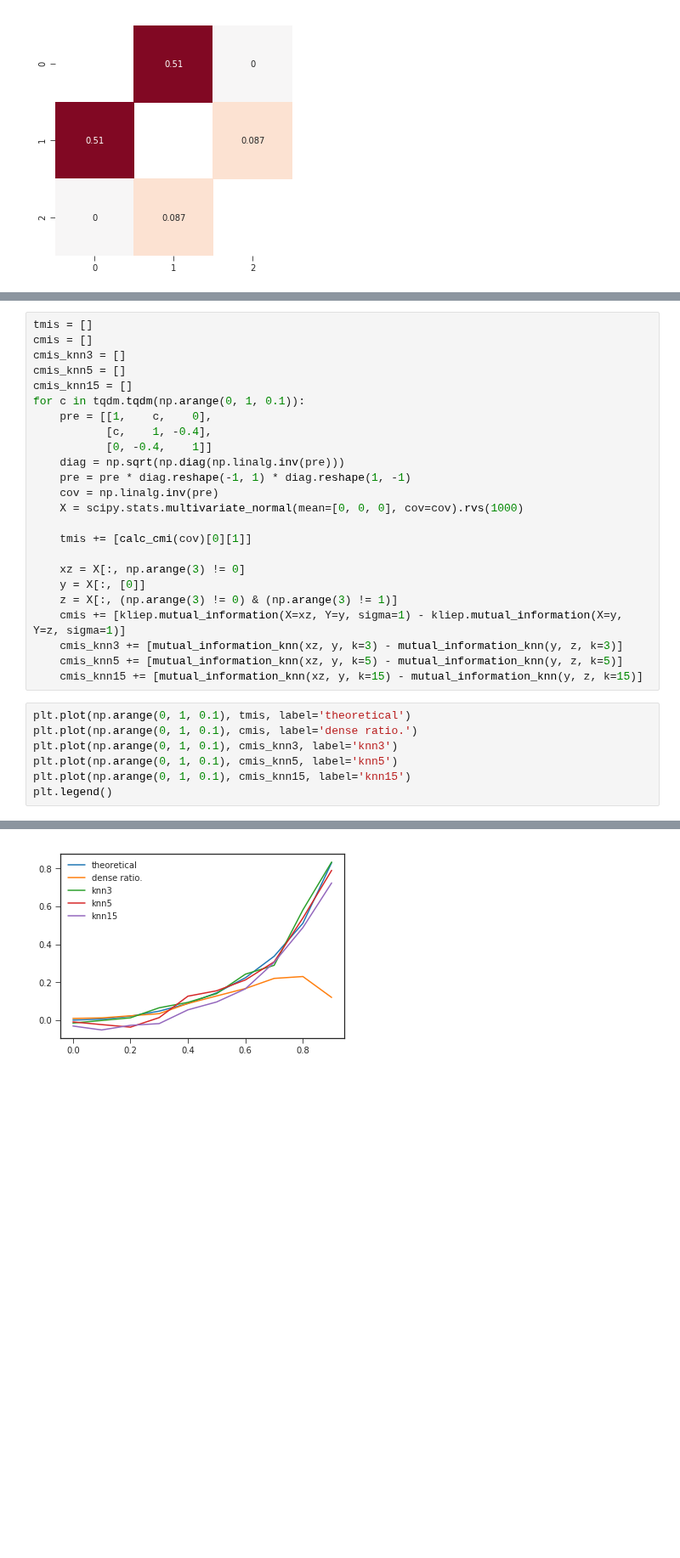
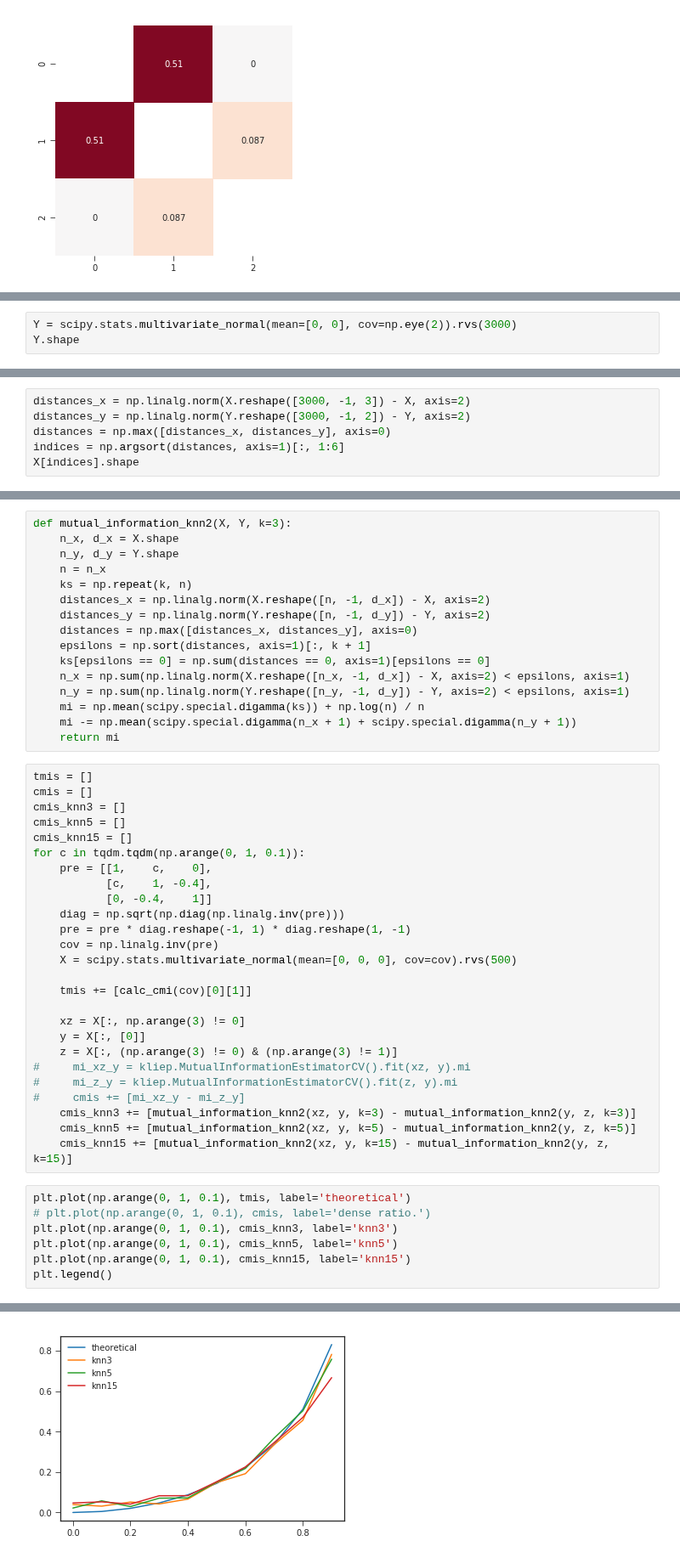
Before and after one commit to y-takashina/density_ratio, a Jupyter notebook: cmi-estimation-performance.ipynb, the cells around one changed output, grey strips where cells are left out. Shown at 85% size. Drawn from its saved outputs; the diff is of its cells as text; blank space fills up the shorter version.

```diff
--- a/cmi-estimation-performance.ipynb
+++ b/cmi-estimation-performance.ipynb
@@ -58,0 +63,3 @@ def mutual_information_knn(X, Y, k=3):
+# %%
+Y = scipy.stats.multivariate_normal(mean=[0, 0], cov=np.eye(2)).rvs(3000)
+Y.shape
@@ -58,0 +68,6 @@ def mutual_information_knn(X, Y, k=3):
+# %%
+distances_x = np.linalg.norm(X.reshape([3000, -1, 3]) - X, axis=2)
+distances_y = np.linalg.norm(Y.reshape([3000, -1, 2]) - Y, axis=2)
+distances = np.max([distances_x, distances_y], axis=0)
+indices = np.argsort(distances, axis=1)[:, 1:6]
+X[indices].shape
@@ -59,3 +90,19 @@ def mutual_information_knn(X, Y, k=3):
+# %%
+def mutual_information_knn2(X, Y, k=3):
+    n_x, d_x = X.shape
+    n_y, d_y = Y.shape
+    n = n_x
+    ks = np.repeat(k, n)
+    distances_x = np.linalg.norm(X.reshape([n, -1, d_x]) - X, axis=2)
+    distances_y = np.linalg.norm(Y.reshape([n, -1, d_y]) - Y, axis=2)
+    distances = np.max([distances_x, distances_y], axis=0)
+    epsilons = np.sort(distances, axis=1)[:, k + 1]
+    ks[epsilons == 0] = np.sum(distances == 0, axis=1)[epsilons == 0]
+    n_x = np.sum(np.linalg.norm(X.reshape([n_x, -1, d_x]) - X, axis=2) < epsilons, axis=1)
+    n_y = np.sum(np.linalg.norm(Y.reshape([n_y, -1, d_y]) - Y, axis=2) < epsilons, axis=1)
+    mi = np.mean(scipy.special.digamma(ks)) + np.log(n) / n
+    mi -= np.mean(scipy.special.digamma(n_x + 1) + scipy.special.digamma(n_y + 1))
+    return mi
 # %%
 tmis = []
 cmis = []
@@ -69,27 +116,29 @@ for c in tqdm.tqdm(np.arange(0, 1, 0.1)):
     diag = np.sqrt(np.diag(np.linalg.inv(pre)))
     pre = pre * diag.reshape(-1, 1) * diag.reshape(1, -1)
     cov = np.linalg.inv(pre)
-    X = scipy.stats.multivariate_normal(mean=[0, 0, 0], cov=cov).rvs(1000)
+    X = scipy.stats.multivariate_normal(mean=[0, 0, 0], cov=cov).rvs(500)
 
     tmis += [calc_cmi(cov)[0][1]]
 
     xz = X[:, np.arange(3) != 0]
     y = X[:, [0]]
     z = X[:, (np.arange(3) != 0) & (np.arange(3) != 1)]
-    cmis += [kliep.mutual_information(X=xz, Y=y, sigma=1) - kliep.mutual_information(X=y, Y=z, sigma=1)]
-    cmis_knn3 += [mutual_information_knn(xz, y, k=3) - mutual_information_knn(y, z, k=3)]
-    cmis_knn5 += [mutual_information_knn(xz, y, k=5) - mutual_information_knn(y, z, k=5)]
-    cmis_knn15 += [mutual_information_knn(xz, y, k=15) - mutual_information_knn(y, z, k=15)]
+#     mi_xz_y = kliep.MutualInformationEstimatorCV().fit(xz, y).mi
+#     mi_z_y = kliep.MutualInformationEstimatorCV().fit(z, y).mi
+#     cmis += [mi_xz_y - mi_z_y]
+    cmis_knn3 += [mutual_information_knn2(xz, y, k=3) - mutual_information_knn2(y, z, k=3)]
+    cmis_knn5 += [mutual_information_knn2(xz, y, k=5) - mutual_information_knn2(y, z, k=5)]
+    cmis_knn15 += [mutual_information_knn2(xz, y, k=15) - mutual_information_knn2(y, z, k=15)]
 # %%
 plt.plot(np.arange(0, 1, 0.1), tmis, label='theoretical')
-plt.plot(np.arange(0, 1, 0.1), cmis, label='dense ratio.')
+# plt.plot(np.arange(0, 1, 0.1), cmis, label='dense ratio.')
 plt.plot(np.arange(0, 1, 0.1), cmis_knn3, label='knn3')
 plt.plot(np.arange(0, 1, 0.1), cmis_knn5, label='knn5')
 plt.plot(np.arange(0, 1, 0.1), cmis_knn15, label='knn15')
 plt.legend()
 # %% [output]
 <matplotlib.legend.Legend at 0x...>
-[figure, old version]
+[figure, new version]
 # %%
 pre = [[   1,  0.5,    0],
        [ 0.5,    1, -0.5],
```
Also changed, not shown: parts of 13 cells of this notebook, 1 other file.
